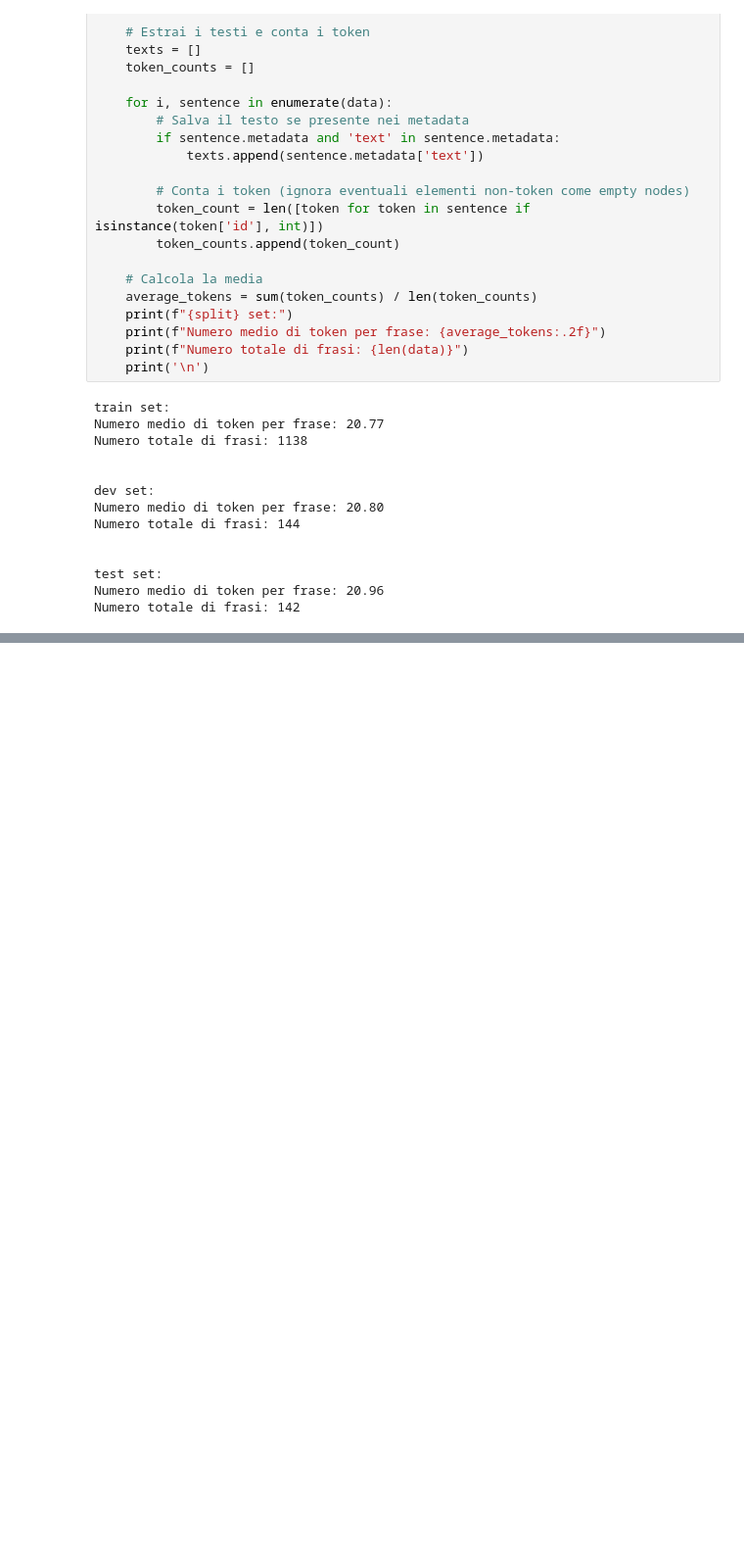
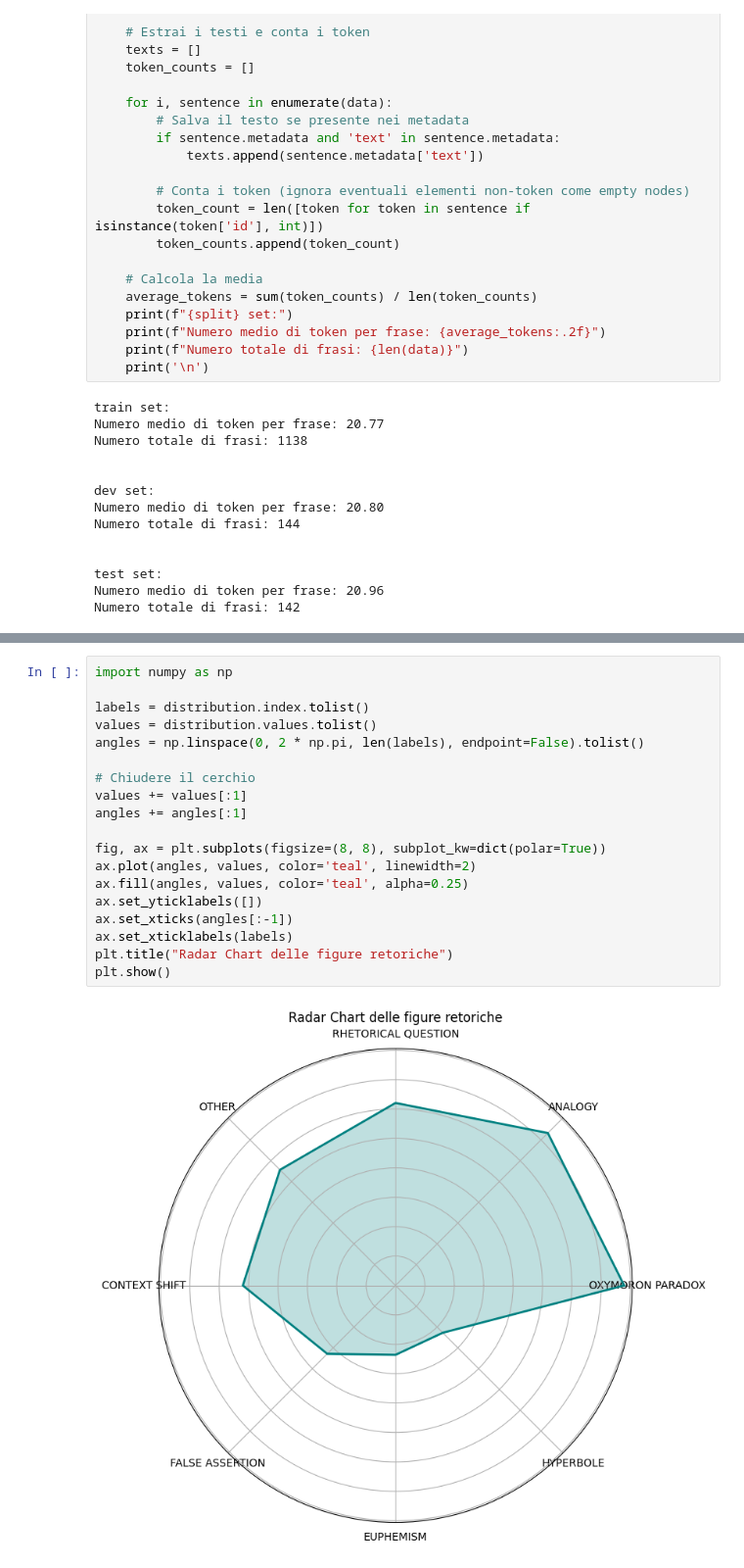
Before and after one commit to MichaelOliverio/IronyDetection, a Jupyter notebook: datasets/twittiro/table2-stats.ipynb, the cells around one changed output, grey strips where cells are left out. Shown at 98% size. Saved outputs shown, nothing was run; the diff lists cells and outputs as text; blank space fills up the shorter version.

```diff
--- a/datasets/twittiro/table2-stats.ipynb
+++ b/datasets/twittiro/table2-stats.ipynb
@@ -43,0 +131,21 @@ Numero totale di frasi: 142
+# %%
+import numpy as np
+
+labels = distribution.index.tolist()
+values = distribution.values.tolist()
+angles = np.linspace(0, 2 * np.pi, len(labels), endpoint=False).tolist()
+
+# Chiudere il cerchio
+values += values[:1]
+angles += angles[:1]
+
+fig, ax = plt.subplots(figsize=(8, 8), subplot_kw=dict(polar=True))
+ax.plot(angles, values, color='teal', linewidth=2)
+ax.fill(angles, values, color='teal', alpha=0.25)
+ax.set_yticklabels([])
+ax.set_xticks(angles[:-1])
+ax.set_xticklabels(labels)
+plt.title("Radar Chart delle figure retoriche")
+plt.show()
+# %% [output]
+[figure, added]
```
Also changed, not shown: parts of 5 cells of this notebook, 24 other files.
